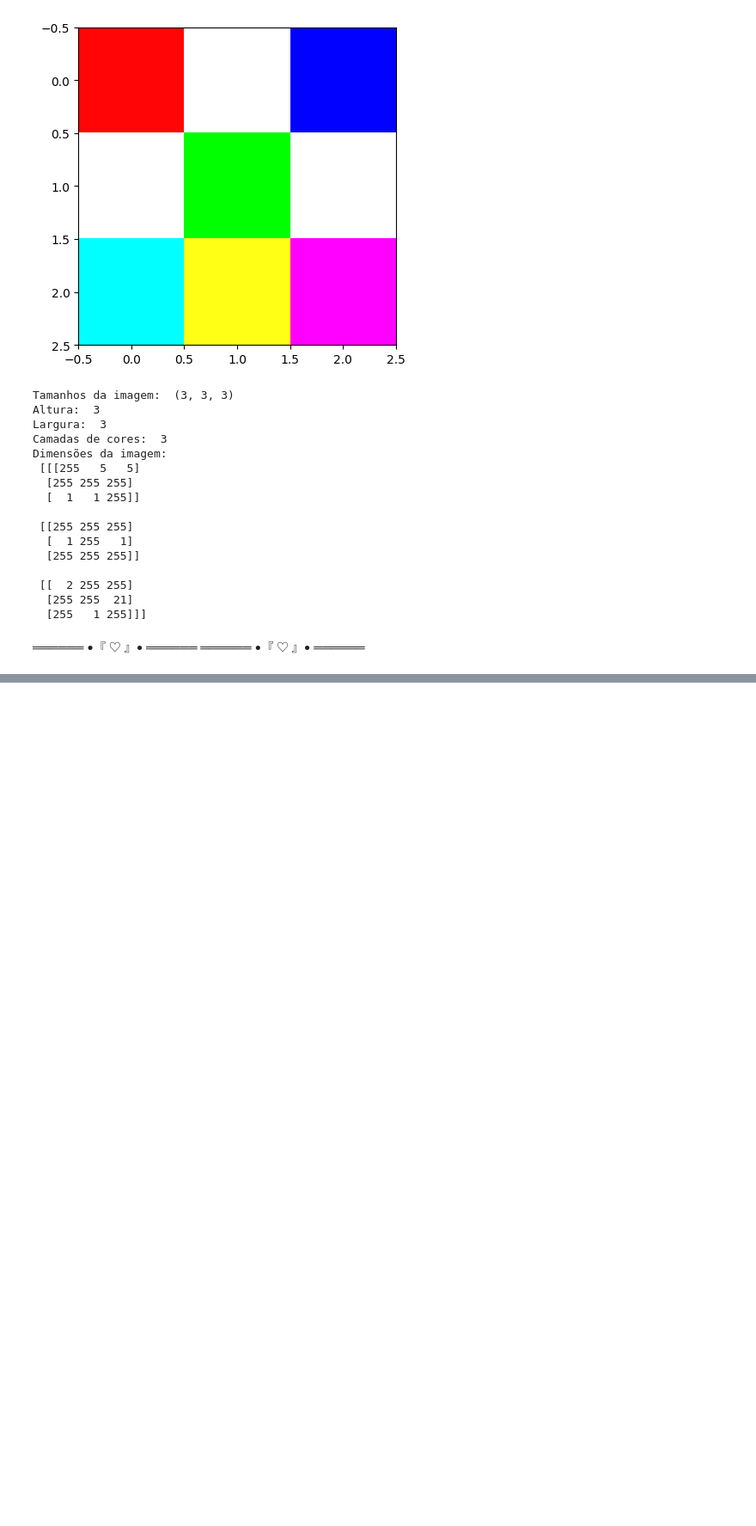
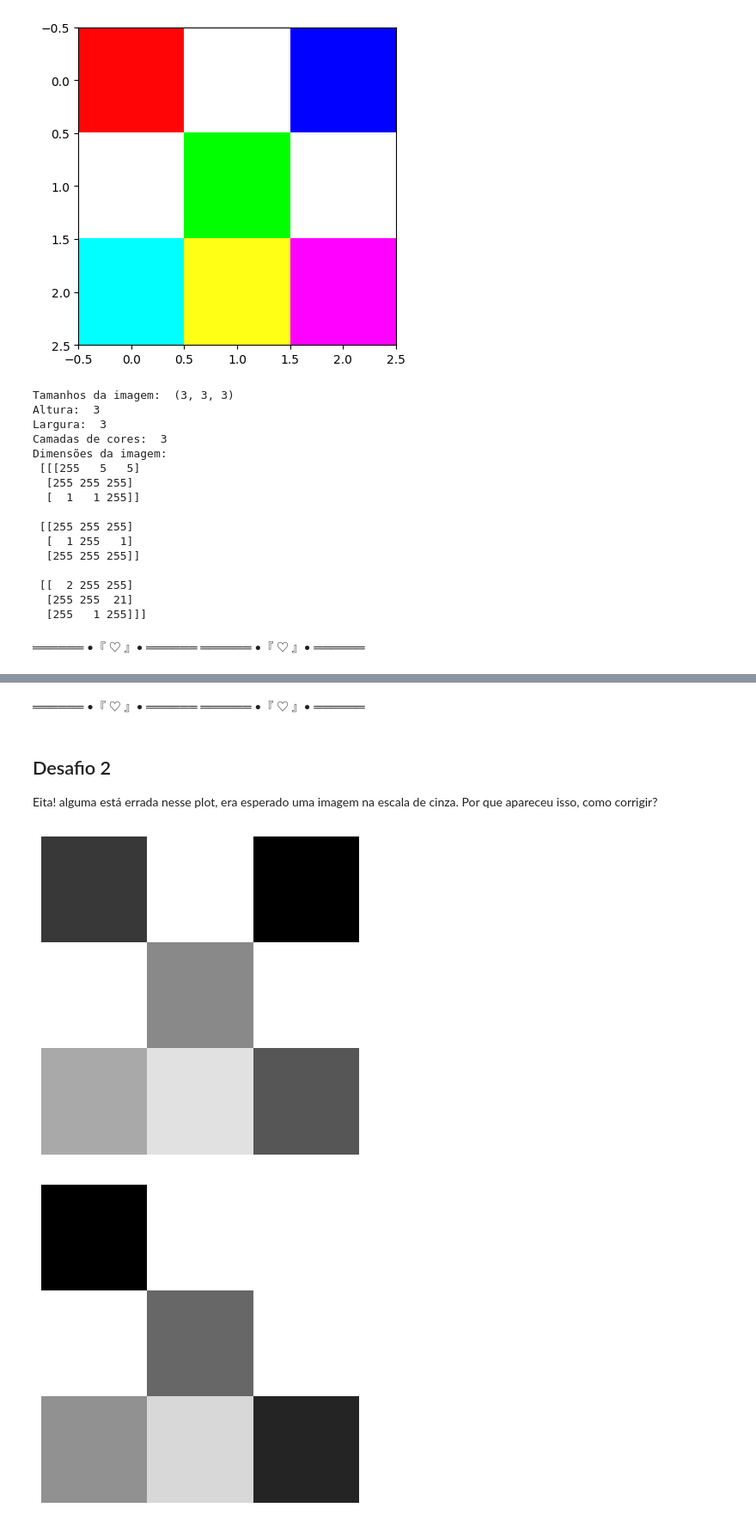
Before and after one commit to XxAbsSouza/AI-Engeneering-Fiap2025, a Jupyter notebook: Aula 1302/IntroPID.ipynb, the cells around one changed output, grey strips where cells are left out. Shown at 86% size. Drawn from its saved outputs; the diff is of its cells as text; code cells hidden in the pictures; blank space fills up the shorter version.

```diff
--- a/Aula 1302/IntroPID.ipynb
+++ b/Aula 1302/IntroPID.ipynb
@@ -195,0 +247,30 @@ Dimensões da imagem:
+# %% [markdown]
+══════ •『 ♡ 』• ══════ ══════ •『 ♡ 』• ══════
+# %% [markdown]
+## Desafio 2
+
+Eita! alguma está errada nesse plot, era esperado uma imagem na escala de cinza. Por que apareceu isso, como corrigir?
+# %%
+import cv2
+import numpy as np
+
+from matplotlib import pyplot as plt
+
+
+# Carregando a imagem na versão tons de cinza (grayscale) de um arquivo
+imagem_cinza = cv2.imread("Aula 1302/img3x3.png", 0)
+
+plt.imshow(imagem_cinza, cmap='gray')
+
+plt.axis('off')
+plt.show()
+imagem_cinza
+
+
+imagem_cinza[0,2] = 255
+plt.imshow(imagem_cinza, cmap='gray')
+plt.axis('off')
+plt.show()
+# %% [output]
+[figure, added]
+[figure, added]
```
Also changed, not shown: parts of 14 cells of this notebook, 3 other files.
